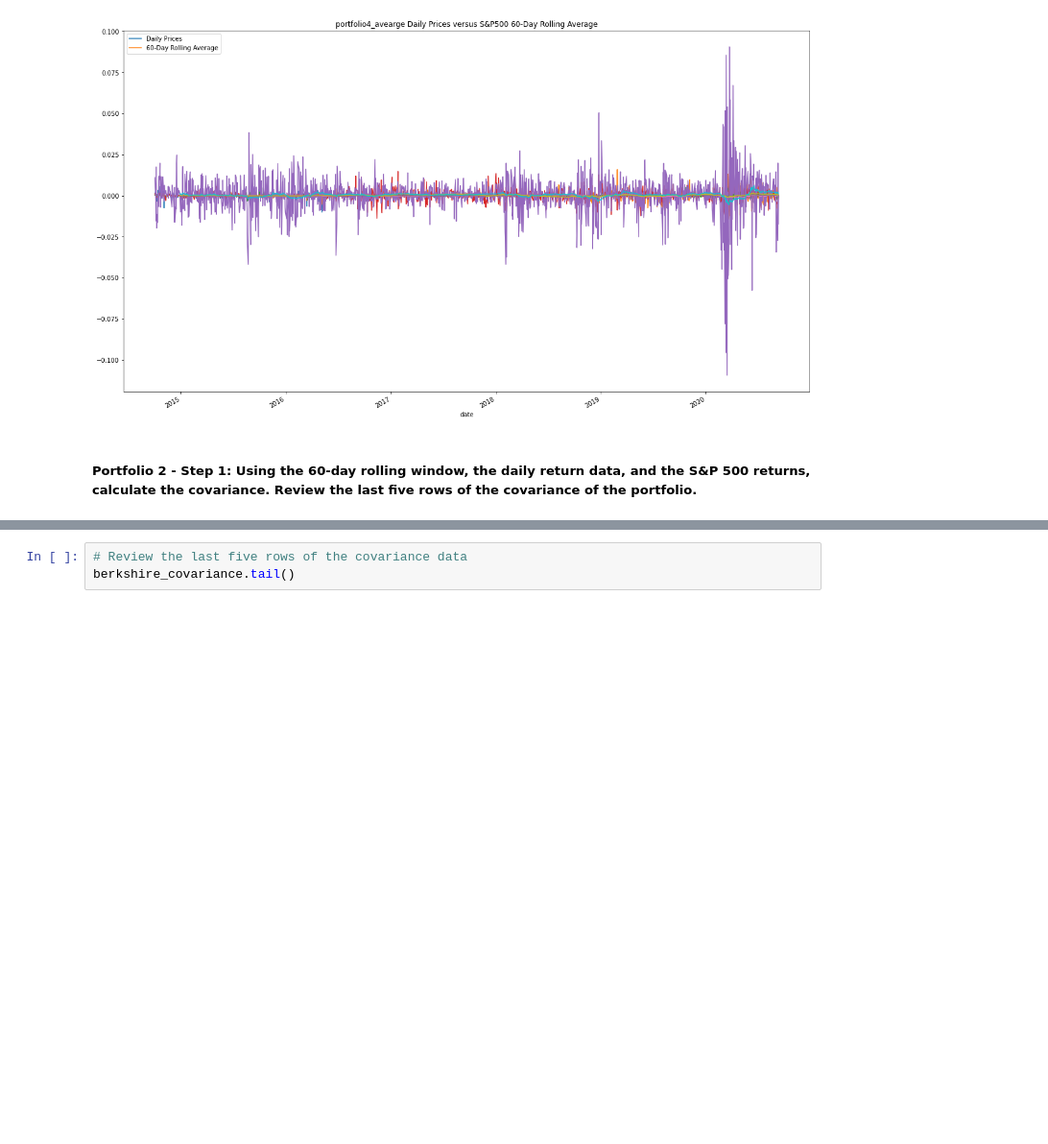
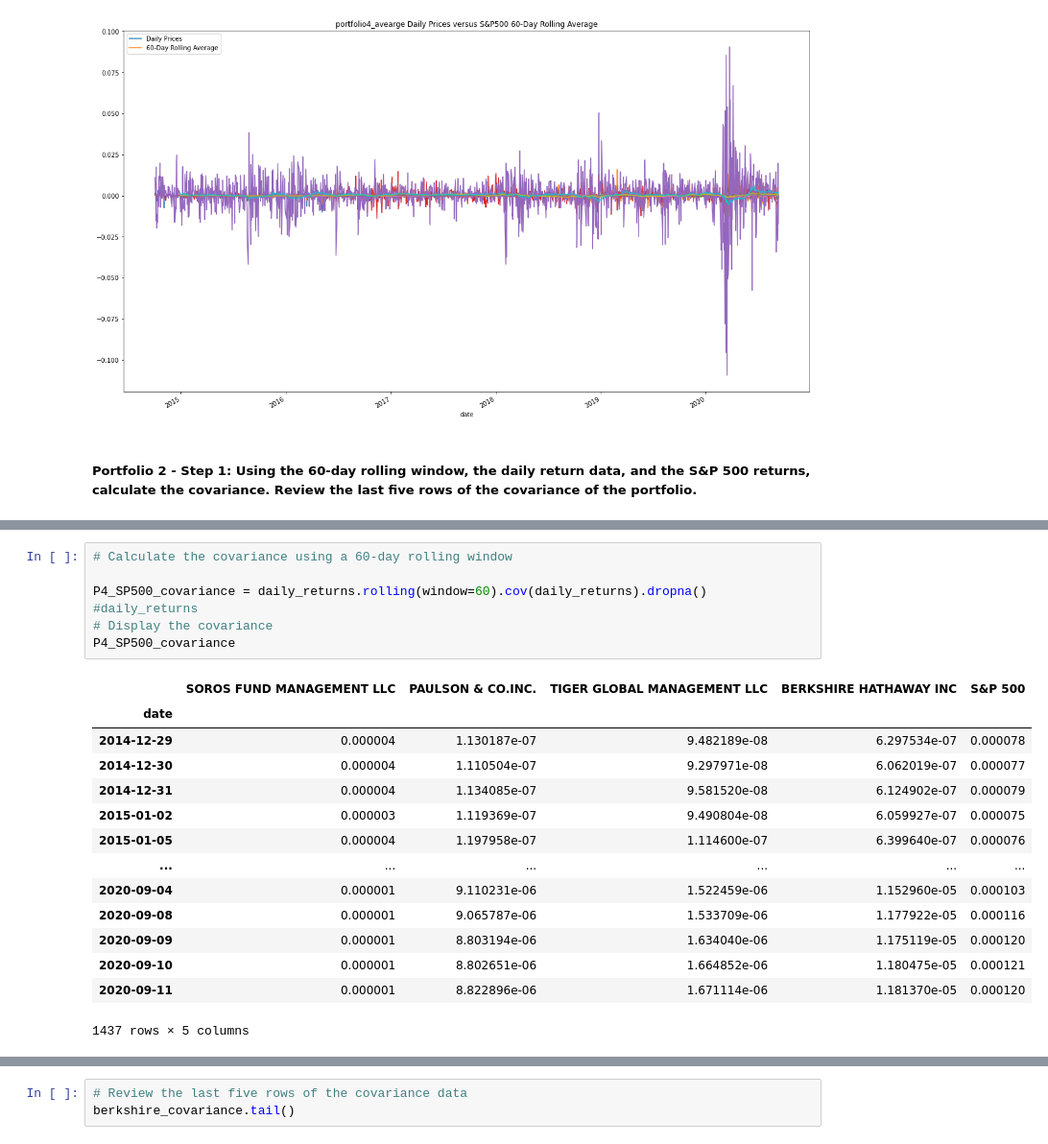
Before and after one commit to EGeorge2021r/Challenge4_Repo, a Jupyter notebook: Starter_Code/risk_return_analysis.ipynb, the cells around one changed output, grey strips where cells are left out. Shown at 96% size. Drawn from its saved outputs; the diff is of its cells as text; blank space fills up the shorter version.

```diff
--- a/Starter_Code/risk_return_analysis.ipynb
+++ b/Starter_Code/risk_return_analysis.ipynb
@@ -794,0 +818,22 @@ ax.legend(["Daily Prices", "60-Day Rolling Average"])
+# %%
+# Calculate the covariance using a 60-day rolling window
+
+P4_SP500_covariance = daily_returns.rolling(window=60).cov(daily_returns).dropna()
+#daily_returns
+# Display the covariance
+P4_SP500_covariance
+# %% [output]
+|  | SOROS FUND MANAGEMENT LLC | PAULSON & CO.INC. | TIGER GLOBAL MANAGEMENT LLC | BERKSHIRE HATHAWAY INC | S&P 500 |
+| date |  |  |  |  |  |
+| 2014-12-29 | 0.000004 | 1.130187e-07 | 9.482189e-08 | 6.297534e-07 | 0.000078 |
+| 2014-12-30 | 0.000004 | 1.110504e-07 | 9.297971e-08 | 6.062019e-07 | 0.000077 |
+| 2014-12-31 | 0.000004 | 1.134085e-07 | 9.581520e-08 | 6.124902e-07 | 0.000079 |
+| 2015-01-02 | 0.000003 | 1.119369e-07 | 9.490804e-08 | 6.059927e-07 | 0.000075 |
+| 2015-01-05 | 0.000004 | 1.197958e-07 | 1.114600e-07 | 6.399640e-07 | 0.000076 |
+| ... | ... | ... | ... | ... | ... |
+| 2020-09-04 | 0.000001 | 9.110231e-06 | 1.522459e-06 | 1.152960e-05 | 0.000103 |
+| 2020-09-08 | 0.000001 | 9.065787e-06 | 1.533709e-06 | 1.177922e-05 | 0.000116 |
+| 2020-09-09 | 0.000001 | 8.803194e-06 | 1.634040e-06 | 1.175119e-05 | 0.000120 |
+| 2020-09-10 | 0.000001 | 8.802651e-06 | 1.664852e-06 | 1.180475e-05 | 0.000121 |
+| 2020-09-11 | 0.000001 | 8.822896e-06 | 1.671114e-06 | 1.181370e-05 | 0.000120 |
+1437 rows × 5 columns
```
Also changed, not shown: parts of 11 cells of this notebook.
